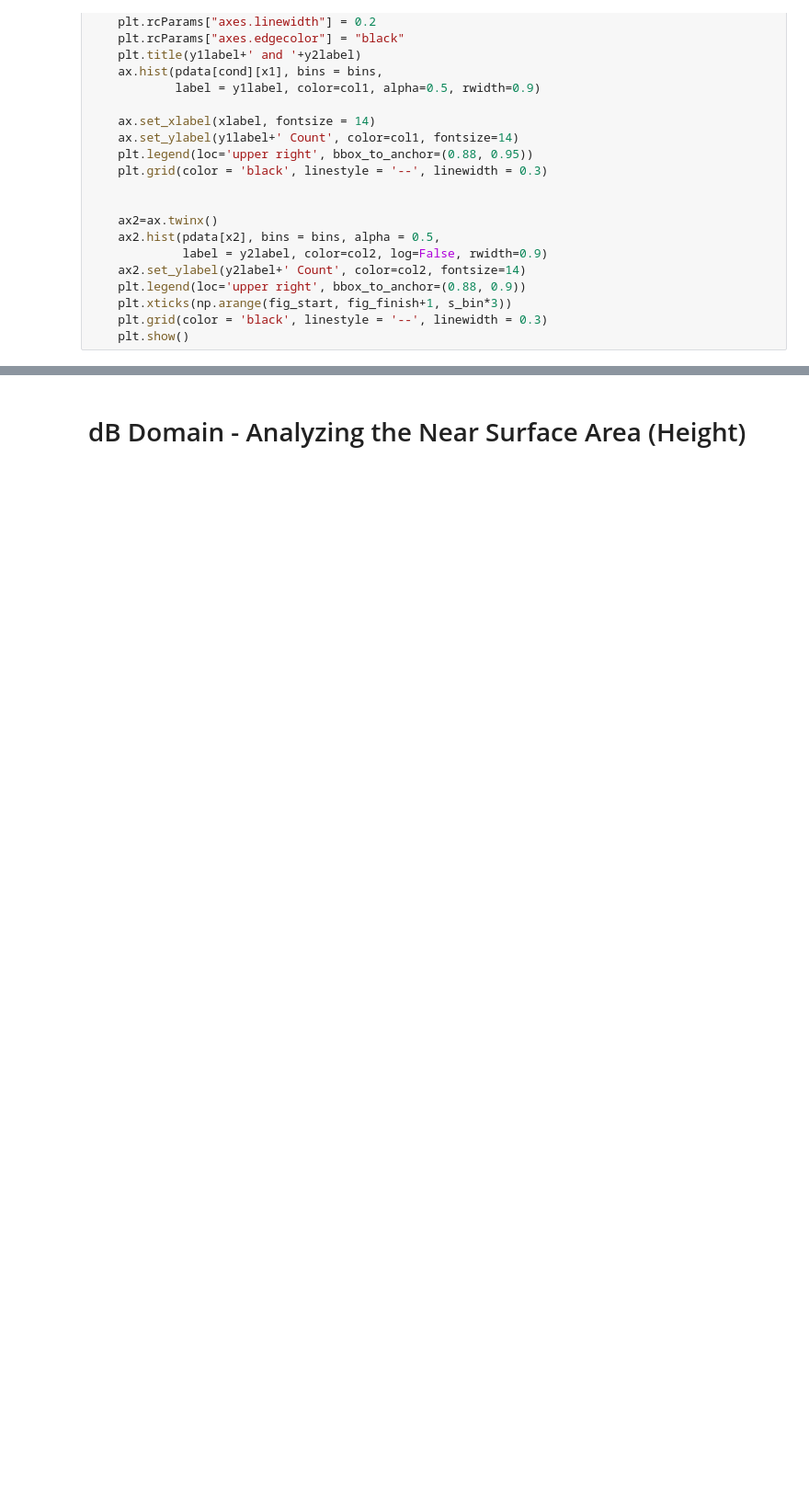
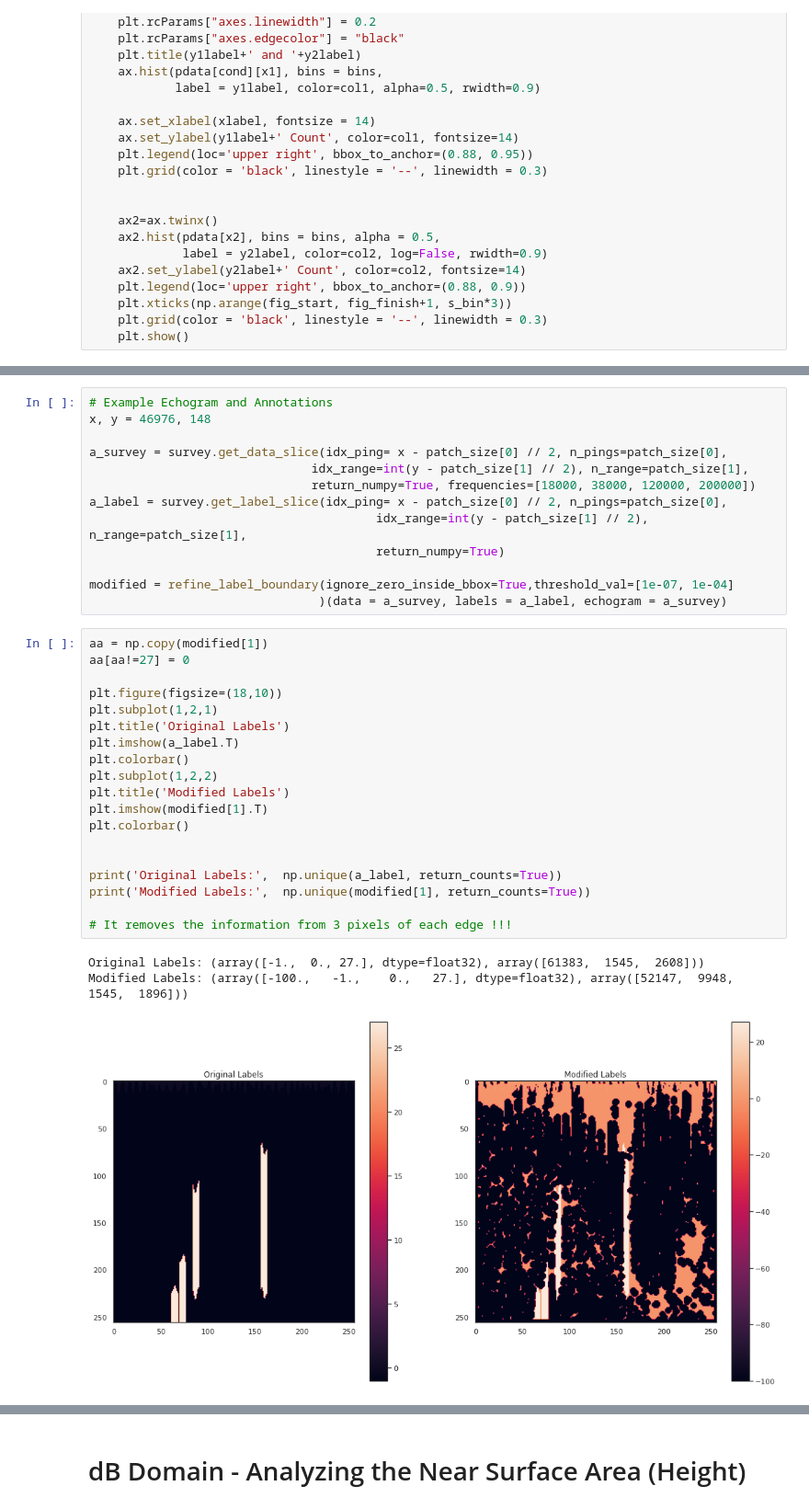
Before and after one commit to ahmetpala/UNET-Sampling, a Jupyter notebook: crimac_unet/save_Sv_patch_data_docker.ipynb, the cells around one changed output, grey strips where cells are left out. Shown at 92% size. Drawn from its saved outputs; the diff is of its cells as text; blank space fills up the shorter version.

Commit message:
bottom and modify annotation

```diff
--- a/crimac_unet/save_Sv_patch_data_docker.ipynb
+++ b/crimac_unet/save_Sv_patch_data_docker.ipynb
@@ -137,0 +204,36 @@ def hist_2_axis(pdata, x1, x2, fig_start = -80, fig_finish = -3, s_bin = 2, col1
+# %%
+# Example Echogram and Annotations
+x, y = 46976, 148
+
+a_survey = survey.get_data_slice(idx_ping= x - patch_size[0] // 2, n_pings=patch_size[0],
+                               idx_range=int(y - patch_size[1] // 2), n_range=patch_size[1],
+                               return_numpy=True, frequencies=[18000, 38000, 120000, 200000])
+a_label = survey.get_label_slice(idx_ping= x - patch_size[0] // 2, n_pings=patch_size[0],
+                                        idx_range=int(y - patch_size[1] // 2), n_range=patch_size[1],
+                                        return_numpy=True)
+
+modified = refine_label_boundary(ignore_zero_inside_bbox=True,threshold_val=[1e-07, 1e-04]
+                                )(data = a_survey, labels = a_label, echogram = a_survey)
+# %%
+aa = np.copy(modified[1])
+aa[aa!=27] = 0
+
+plt.figure(figsize=(18,10))
+plt.subplot(1,2,1)
+plt.title('Original Labels')
+plt.imshow(a_label.T)
+plt.colorbar()
+plt.subplot(1,2,2)
+plt.title('Modified Labels')
+plt.imshow(modified[1].T)
+plt.colorbar()
+
+
+print('Original Labels:',  np.unique(a_label, return_counts=True))
+print('Modified Labels:',  np.unique(modified[1], return_counts=True))
+
+# It removes the information from 3 pixels of each edge !!!
+# %% [output]
+Original Labels: (array([-1.,  0., 27.], dtype=float32), array([61383,  1545,  2608]))
+Modified Labels: (array([-100.,   -1.,    0.,   27.], dtype=float32), array([52147,  9948,  1545,  1896]))
+[figure, added]
```
Also changed, not shown: parts of 54 cells of this notebook.
